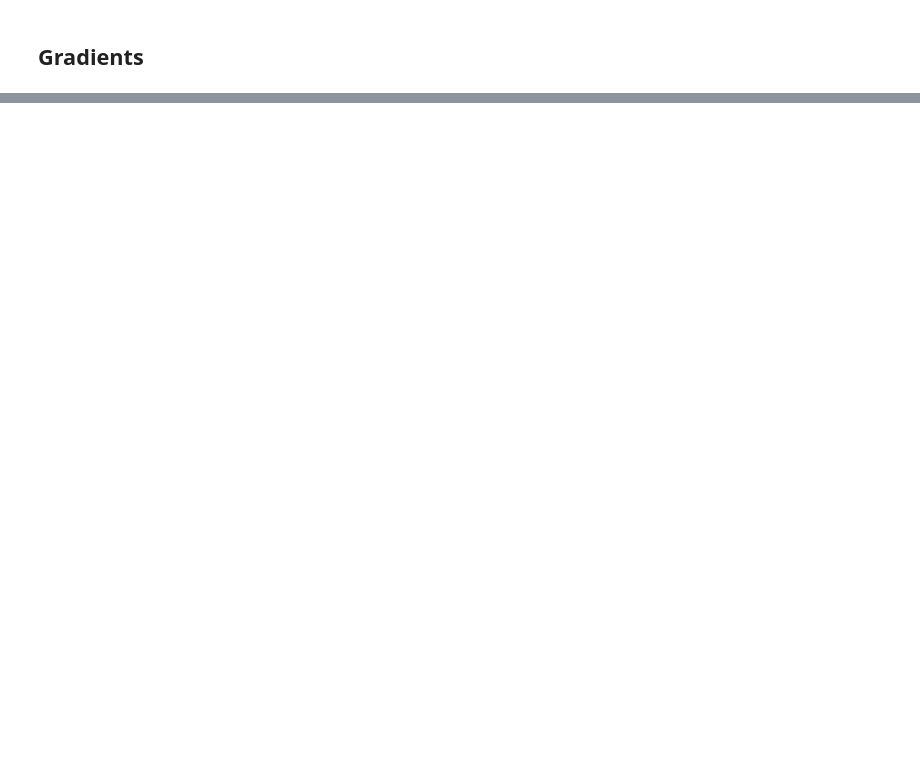
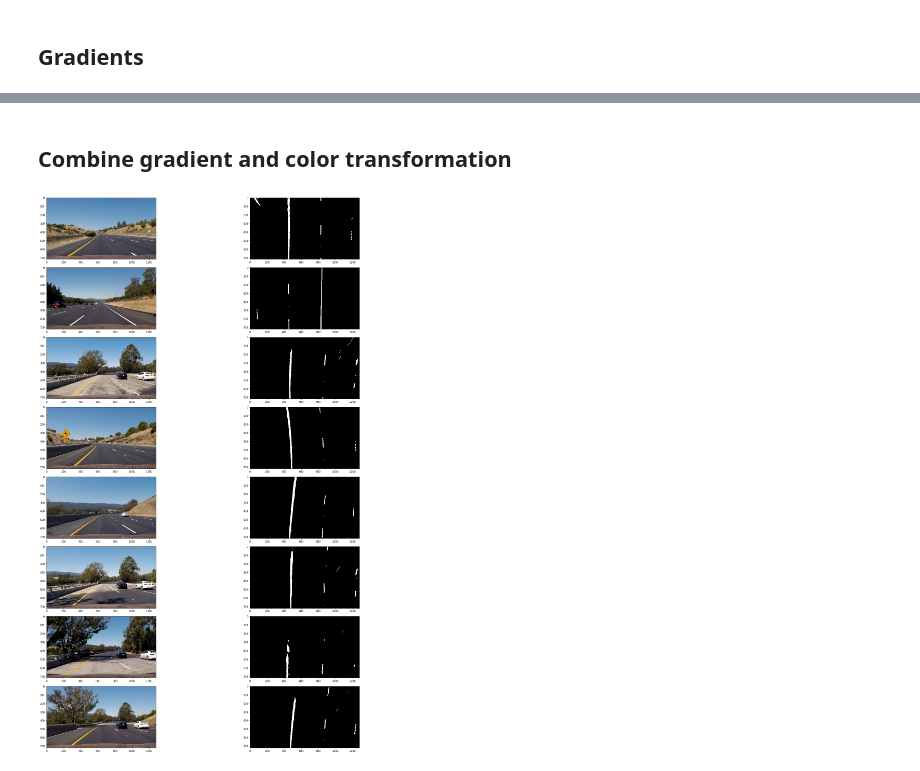
Before and after one commit to wiktorjl/CarND-Advanced-Lane-Lines, a Jupyter notebook: AdvancedLaneFinding.ipynb, the cells around one changed output, grey strips where cells are left out. Saved outputs shown, nothing was run; the diff lists cells and outputs as text; code cells hidden in the pictures; blank space fills up the shorter version.

```diff
--- a/AdvancedLaneFinding.ipynb
+++ b/AdvancedLaneFinding.ipynb
@@ -329,0 +375,37 @@ plt.subplots_adjust(left=0., right=1, top=1.3, bottom=0.)
+# %% [markdown]
+## Combine gradient and color transformation
+# %%
+def apply_gradient_and_color(img):
+    top_down_hls = hls_select(img)
+    top_down_lab = lab_bthresh(img)
+    lab_hls = np.zeros_like(top_down_lab)
+    lab_hls[(top_down_hls == 1) | (top_down_lab == 1)] = 1
+    return lab_hls
+
+def pipeline(img):
+    unwarped, perspective_M = corners_unwarp(img, cb_cols, cb_rows, mtx, dist)
+    binary = apply_gradient_and_color(unwarped)
+    return binary
+
+def pipeline_f(fname):
+    img = cv2.imread(fname)
+    gray = cv2.cvtColor(img,cv2.COLOR_BGR2RGB)
+    binary = pipeline(gray)
+    return binary
+
+if demo_mode:
+    fig, cells = plt.subplots(8, 2, figsize=(30, 30))
+    plt.tight_layout()
+    cells = cells.ravel()
+    images = glob.glob('test_images/*.jpg')
+
+    for cnt, fname in enumerate(images):
+        img = cv2.imread(fname)
+        gray = cv2.cvtColor(img,cv2.COLOR_BGR2RGB)
+        binary = pipeline(gray)
+        cells[cnt * 2].imshow(gray, cmap='gray')
+        cells[cnt * 2 + 1].imshow(binary, cmap='gray')
+
+    fig.tight_layout()
+# %% [output]
+[figure, added]
```
Also changed, not shown: parts of 10 cells of this notebook.
